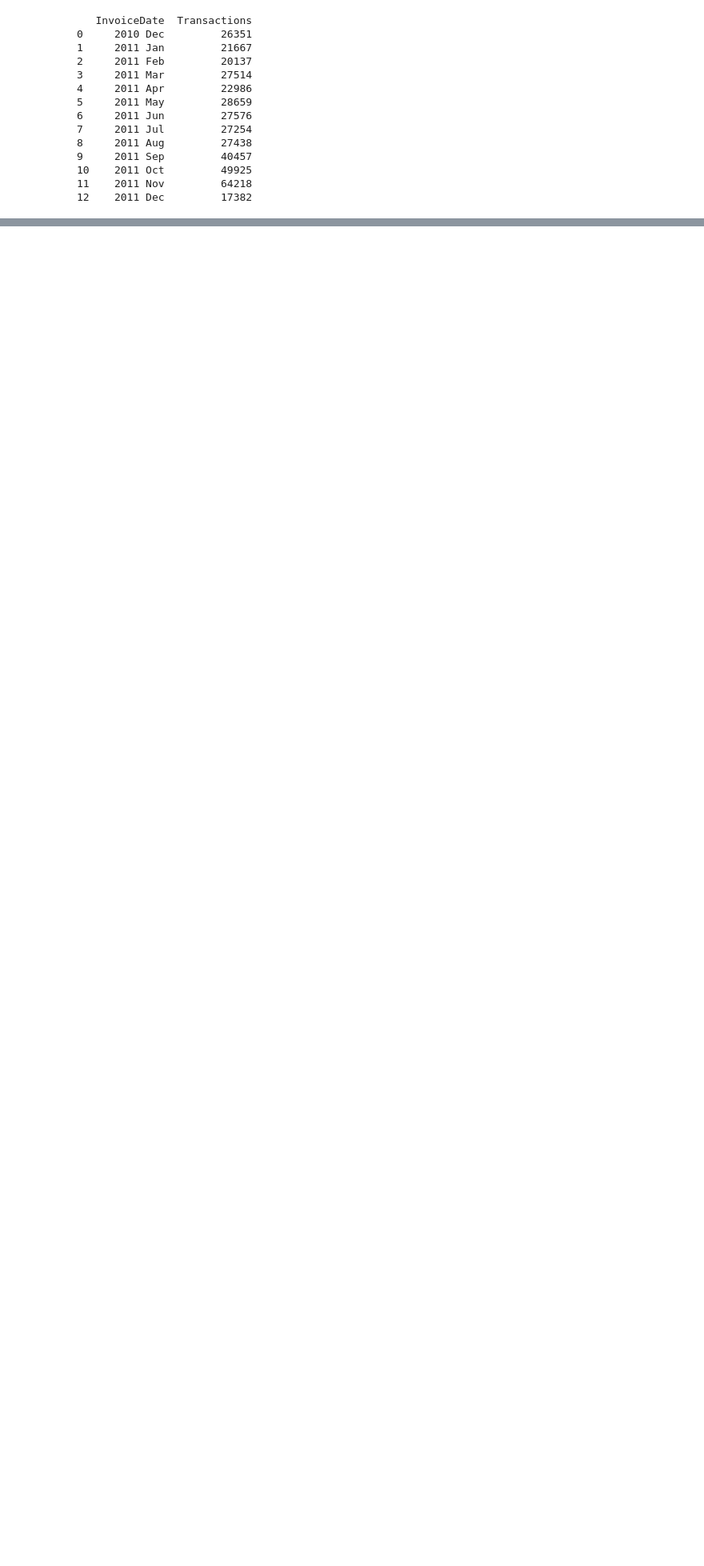
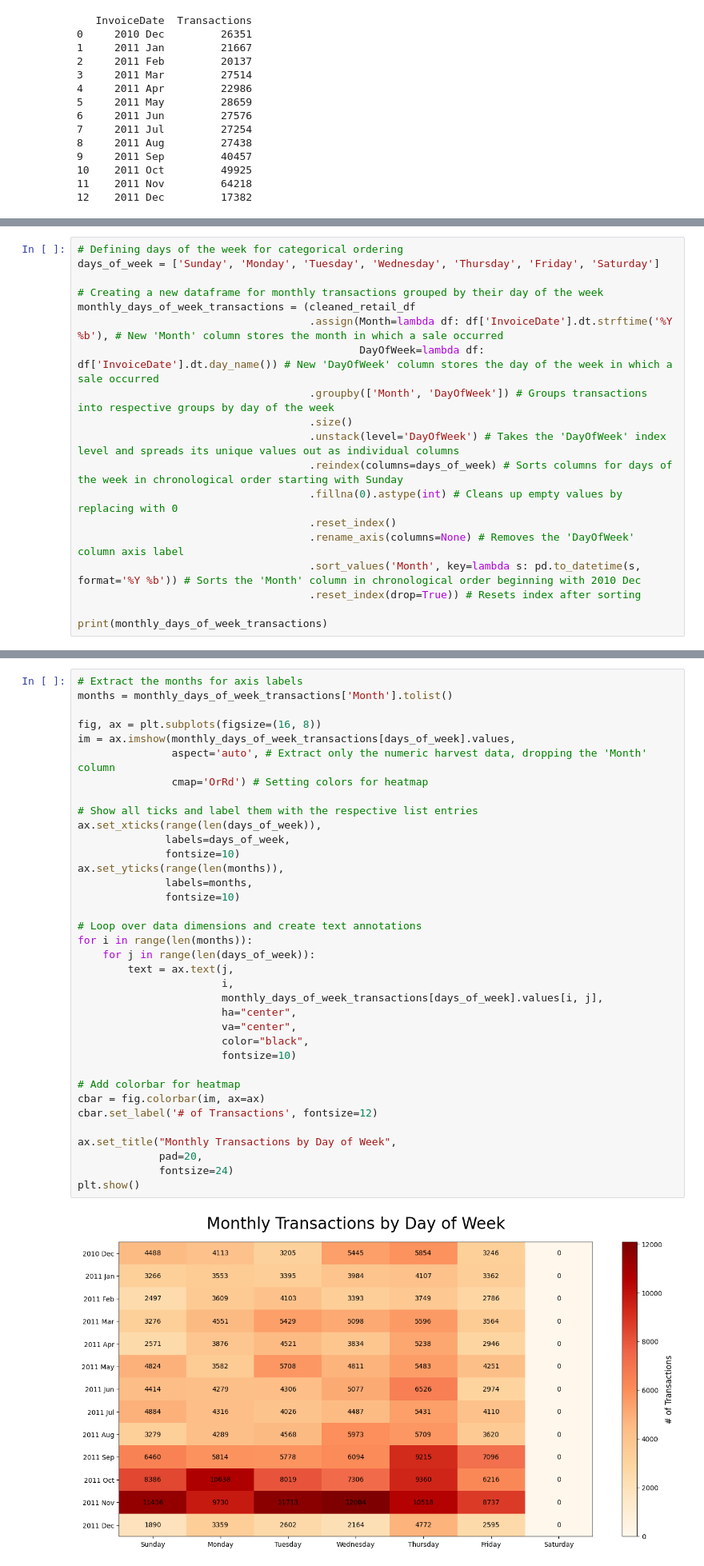
Before and after one commit to rymatata/coursera-exploratory-data-analysis, a Jupyter notebook: Notebooks/online_retail.ipynb, the cells around one changed output, grey strips where cells are left out. Shown at 80% size. Saved outputs shown, nothing was run; the diff lists cells and outputs as text; blank space fills up the shorter version.

```diff
--- a/Notebooks/online_retail.ipynb
+++ b/Notebooks/online_retail.ipynb
@@ -588,0 +628,19 @@ plt.show()
+# %%
+# Defining days of the week for categorical ordering
+days_of_week = ['Sunday', 'Monday', 'Tuesday', 'Wednesday', 'Thursday', 'Friday', 'Saturday']
+
+# Creating a new dataframe for monthly transactions grouped by their day of the week
+monthly_days_of_week_transactions = (cleaned_retail_df
+                                     .assign(Month=lambda df: df['InvoiceDate'].dt.strftime('%Y %b'), # New 'Month' column stores the month in which a sale occurred
+                                             DayOfWeek=lambda df: df['InvoiceDate'].dt.day_name()) # New 'DayOfWeek' column stores the day of the week in which a sale occurred
+                                     .groupby(['Month', 'DayOfWeek']) # Groups transactions into respective groups by day of the week
+                                     .size()
+                                     .unstack(level='DayOfWeek') # Takes the 'DayOfWeek' index level and spreads its unique values out as individual columns
+                                     .reindex(columns=days_of_week) # Sorts columns for days of the week in chronological order starting with Sunday
+                                     .fillna(0).astype(int) # Cleans up empty values by replacing with 0
+                                     .reset_index()
+                                     .rename_axis(columns=None) # Removes the 'DayOfWeek' column axis label
+                                     .sort_values('Month', key=lambda s: pd.to_datetime(s, format='%Y %b')) # Sorts the 'Month' column in chronological order beginning with 2010 Dec
+                                     .reset_index(drop=True)) # Resets index after sorting
+
+print(monthly_days_of_week_transactions)
@@ -588,0 +662,38 @@ plt.show()
+# %%
+# Extract the months for axis labels
+months = monthly_days_of_week_transactions['Month'].tolist()
+
+fig, ax = plt.subplots(figsize=(16, 8))
+im = ax.imshow(monthly_days_of_week_transactions[days_of_week].values,
+               aspect='auto', # Extract only the numeric harvest data, dropping the 'Month' column
+               cmap='OrRd') # Setting colors for heatmap
+
+# Show all ticks and label them with the respective list entries
+ax.set_xticks(range(len(days_of_week)),
+              labels=days_of_week,
+              fontsize=10)
+ax.set_yticks(range(len(months)),
+              labels=months,
+              fontsize=10)
+
+# Loop over data dimensions and create text annotations
+for i in range(len(months)):
+    for j in range(len(days_of_week)):
+        text = ax.text(j,
+                       i,
+                       monthly_days_of_week_transactions[days_of_week].values[i, j],
+                       ha="center",
+                       va="center",
+                       color="black",
+                       fontsize=10)
+
+# Add colorbar for heatmap
+cbar = fig.colorbar(im, ax=ax)
+cbar.set_label('# of Transactions', fontsize=12)
+
+ax.set_title("Monthly Transactions by Day of Week",
+             pad=20,
+             fontsize=24)
+plt.show()
+# %% [output]
+[figure, added]
```
Also changed, not shown: parts of 10 cells of this notebook.
